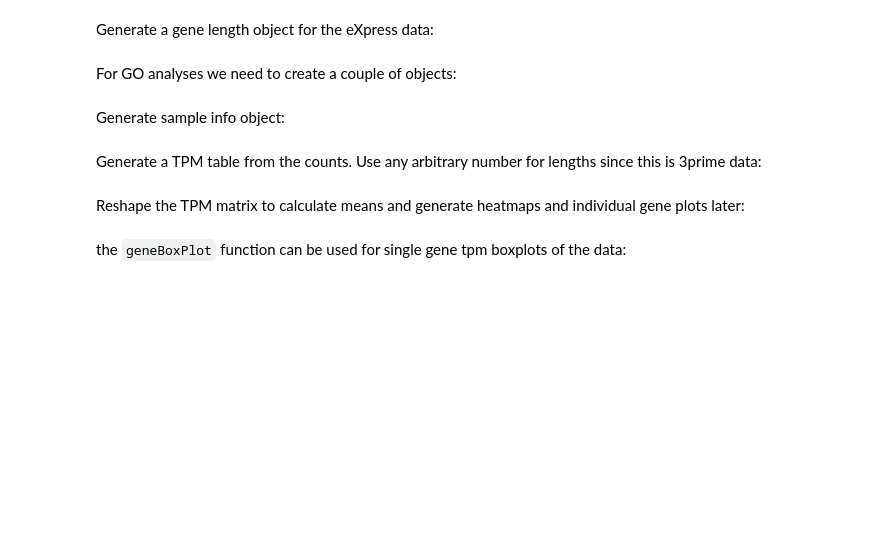
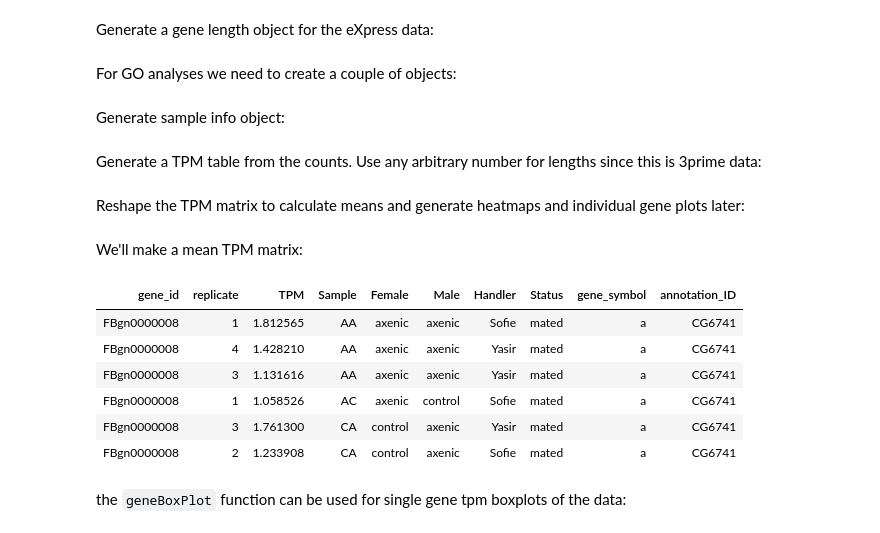
Before and after one commit to YazBraimah/Axenic.PM, a Jupyter notebook: Yasir_R_analysis_pipeline.ipynb, the cells around one changed output. Cells and saved outputs as stored; diff of their text form; code cells hidden in the pictures; blank space fills up the shorter version.

```diff
--- a/Yasir_R_analysis_pipeline.ipynb
+++ b/Yasir_R_analysis_pipeline.ipynb
@@ -140,3 +140,15 @@ tpm.table = tmp.tpmMatrix.m
 tpm.table$Male = factor(tpm.table$Male, levels = c("none", "axenic", "control"))
 tpm.table$Status = factor(tpm.table$Status, levels = c("virgin", "mated"))
 rm(tmp.tpmMatrix.m)
+# %% [markdown]
+We'll make a mean TPM matrix:
+# %%
+head(tpm.table)
+# %% [output]
+| gene_id | replicate | TPM | Sample | Female | Male | Handler | Status | gene_symbol | annotation_ID |
+| FBgn0000008 | 1 | 1.812565 | AA | axenic | axenic | Sofie | mated | a | CG6741 |
+| FBgn0000008 | 4 | 1.428210 | AA | axenic | axenic | Yasir | mated | a | CG6741 |
+| FBgn0000008 | 3 | 1.131616 | AA | axenic | axenic | Yasir | mated | a | CG6741 |
+| FBgn0000008 | 1 | 1.058526 | AC | axenic | control | Sofie | mated | a | CG6741 |
+| FBgn0000008 | 3 | 1.761300 | CA | control | axenic | Yasir | mated | a | CG6741 |
+| FBgn0000008 | 2 | 1.233908 | CA | control | axenic | Sofie | mated | a | CG6741 |
```
Also changed, not shown: parts of 51 cells of this notebook, 1 other file.
